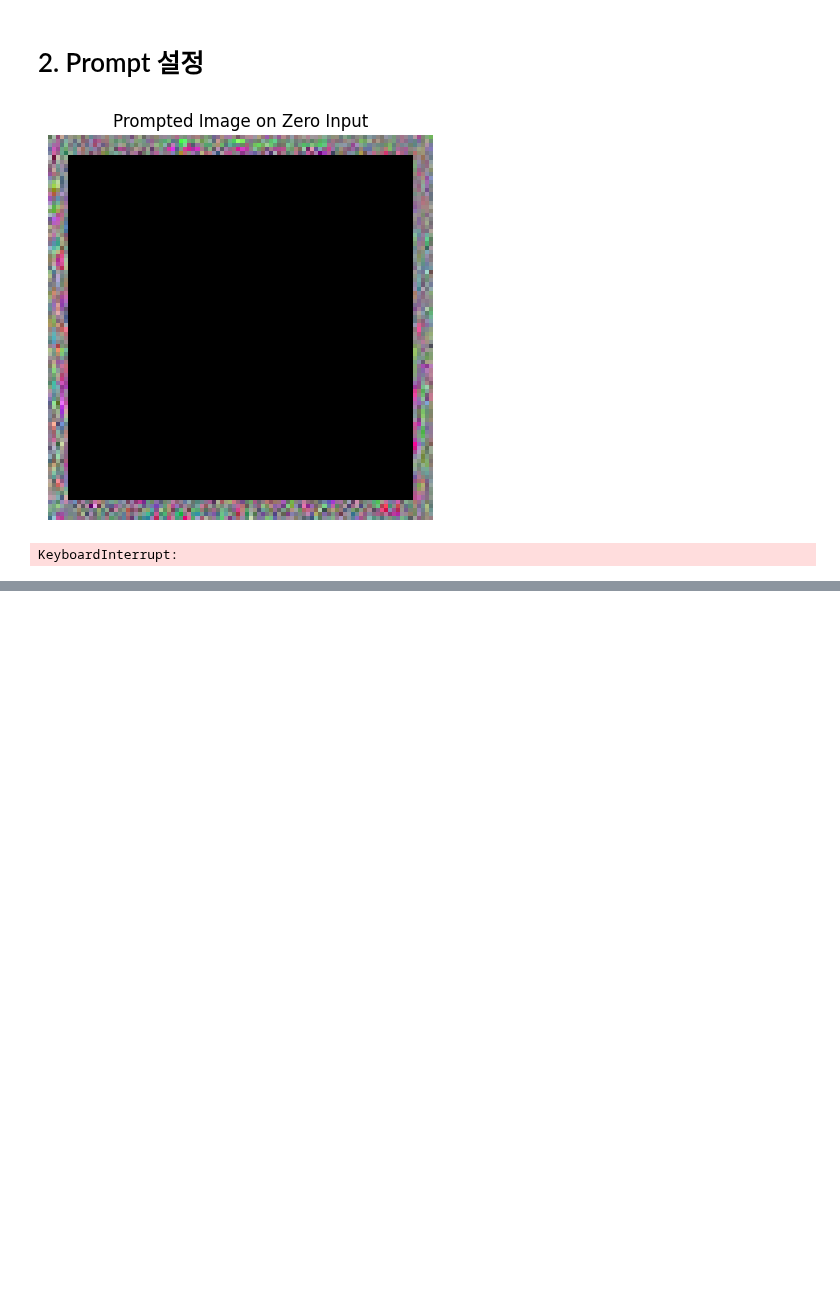
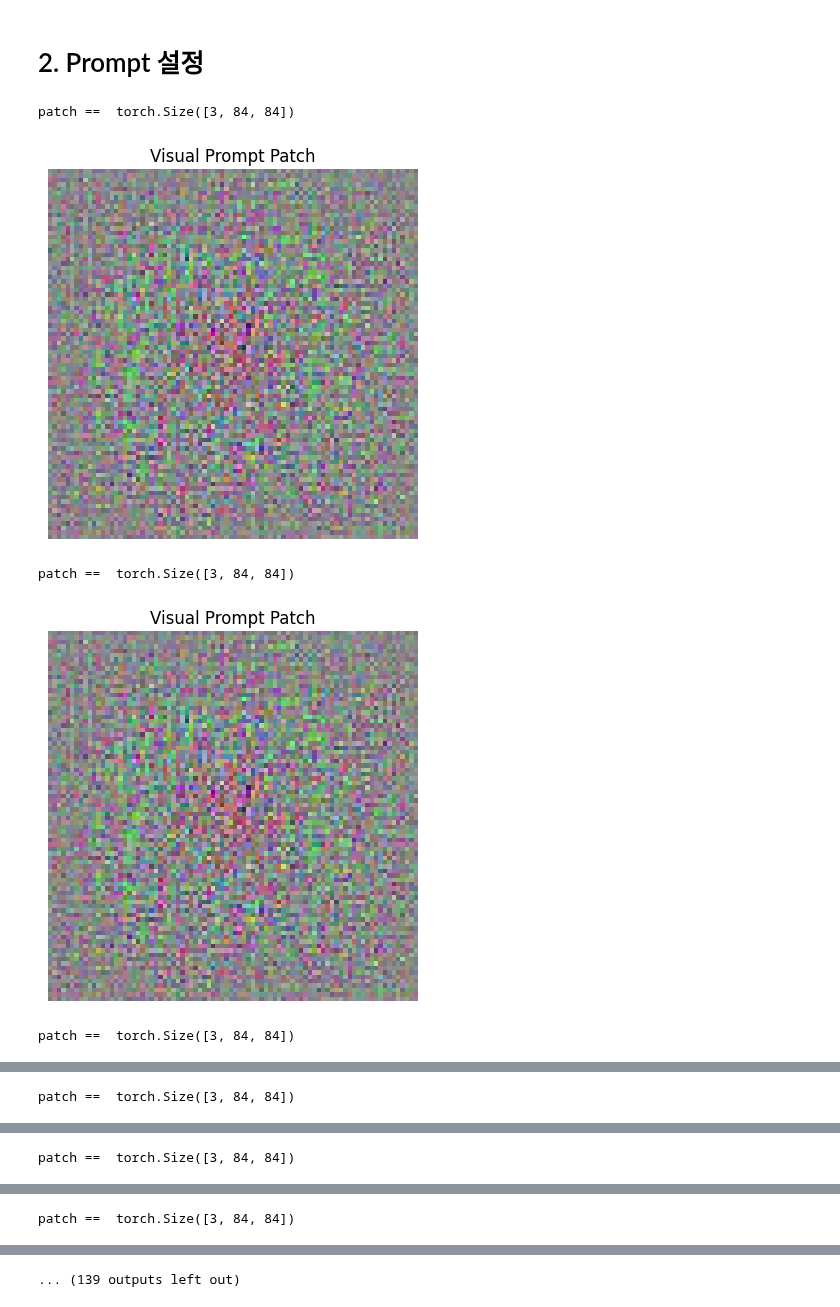
Before and after one commit to SKKUJMLim/prompt_maml, a Jupyter notebook: analysis/prompt_test.ipynb, the cells around one changed output, grey strips where cells are left out. Drawn from its saved outputs; the diff is of its cells as text; code cells hidden in the pictures; blank space fills up the shorter version.

Commit message:
fixed_patch

```diff
--- a/analysis/prompt_test.ipynb
+++ b/analysis/prompt_test.ipynb
@@ -47,7 +48,7 @@ The autoreload extension is already loaded. To reload it, use:
 # 1. Dataset 구성
 # %%
 # choices=['padding', 'random_patch', 'fixed_patch'],
-method = 'padding'
+method = 'fixed_patch'
 
 datasets = "mini_imagenet"
 # datasets = "tiered_imagenet"
@@ -74,7 +75,7 @@ args = easydict.EasyDict(
   "dataset_name":"mini_imagenet_full_size",
   "dataset_path":"mini_imagenet_full_size",
   "reset_stored_paths":False,
-  "experiment_name":"../MAML_Prompt_padding_5way_5shot_filter128_miniImagenet",
+  "experiment_name":"../MAML_Prompt_fixed_patch_5way_5shot_filter128_miniImagenet",
   "train_seed": 0, "val_seed": 0,
   "indexes_of_folders_indicating_class": [-3, -2],
   "sets_are_pre_split": True,
@@ -124,7 +125,7 @@ args = easydict.EasyDict(
   "use_bias": True,
   "prompter": True,
   "prompt_engineering": method,
-  "prompt_size" : 5,
+  "prompt_size" : 84,
   "image_size" : 84,
   "prompt_random_init": False,
   "outer_prompt_learning_rate": 0.001,
@@ -278,13 +279,26 @@ for sample_idx, train_sample in enumerate(train_data):
 
         names_weights_copy = {key: value for key, value in names_weights_copy.items() if 'layer_dict' in key}
 
-
         n, s, c, h, w = x_target_set_task.shape
 
         x_support_set_task = x_support_set_task.view(-1, c, h, w)
         y_support_set_task = y_support_set_task.view(-1)
         x_target_set_task = x_target_set_task.view(-1, c, h, w)
         y_target_set_task = y_target_set_task.view(-1)
+
+#         patch = prompted_weights_copy['prompt.prompt_dict.patch'].squeeze()
+#         print("patch == ",patch.shape)
+#         patch = patch.detach().cpu()
+#         patch_min = patch.min()
+#         patch_max = patch.max()
+#         patch_norm = (patch - patch_min) / (patch_max - patch_min + 1e-8)
+
+        # PIL 이미지로 변환 후 시각화
+        img = to_pil_image(patch_norm)
+        plt.imshow(img)
+        plt.axis('off')
+        plt.title("Visual Prompt Patch")
+        plt.show()
 
 
         for num_step in range(5):
@@ -297,49 +311,35 @@ for sample_idx, train_sample in enumerate(train_data):
               backup_running_statistics=num_step == 0,
               training=True,
               num_step=num_step,
               training_phase=False,
               epoch=0)
 
             names_weights_copy, prompted_weights_copy = maml_system.model.apply_inner_loop_update(
              loss=support_loss,
              names_weights_copy=names_weights_copy,
              prompted_weights_copy=prompted_weights_copy,
              use_second_order=True,
              current_step_idx=num_step,
              current_iter='test',
              training_phase=False)
 
             # print("num_step == ", num_step)
             # prompted_images = maml_system.model.classifier.prompt(x=x_support_set_task, prompted_params=prompted_weights_copy)
             # show_batch(images=prompted_images, labels=y_support_set_task, datasets=datasets)
 
             if num_step == 4:
-
-                # 1. 빈 이미지 생성
-                zero_image = torch.zeros(3, 84, 84)
-                # 2. 시각화
-                visualize_full_prompted_image(zero_image, prompted_weights_copy, title="Prompted Image on Zero Input")
-
-#                 prompted_images = maml_system.model.classifier.prompt(x=x_target_set_task, prompted_params=prompted_weights_copy)
-#                 unnormalize = UnNormalize(mean=(0.485, 0.456, 0.406), std=(0.229, 0.224, 0.225))
-#                 image_for_display = unnormalize(prompted_images[0].cpu())
-
-#                 img_pil = T.ToPILImage()(image_for_display.clamp(0, 1).cpu())  # clamp to [0,1]
-#                 plt.imshow(img_pil)
-#                 plt.title("Prompted + Normalized + Unnormalized for Display")
-#                 plt.axis("off")
-#                 plt.show()
-
-
                 target_loss, target_preds = maml_system.model.net_forward(
                     x=x_target_set_task,
                     y=y_target_set_task,
                     weights=names_weights_copy,
                     prompted_weights=prompted_weights_copy,
                     backup_running_statistics=False, training=True,
                     num_step=num_step,
                     training_phase=False,
                     epoch=0)
 # %% [output]
+patch ==  torch.Size([3, 84, 84])
-[figure, old version]
+[figure, new version]
-KeyboardInterrupt:
+patch ==  torch.Size([3, 84, 84])
+[figure, added]
+patch ==  torch.Size([3, 84, 84])
@@ -345,0 +347 @@ KeyboardInterrupt:
+patch ==  torch.Size([3, 84, 84])
@@ -345,0 +349 @@ KeyboardInterrupt:
+patch ==  torch.Size([3, 84, 84])
@@ -345,0 +351 @@ KeyboardInterrupt:
+patch ==  torch.Size([3, 84, 84])
@@ -345,0 +353 @@ KeyboardInterrupt:
+... (139 outputs left out)
```
Also changed, not shown: parts of 3 cells of this notebook, 1 other file.
